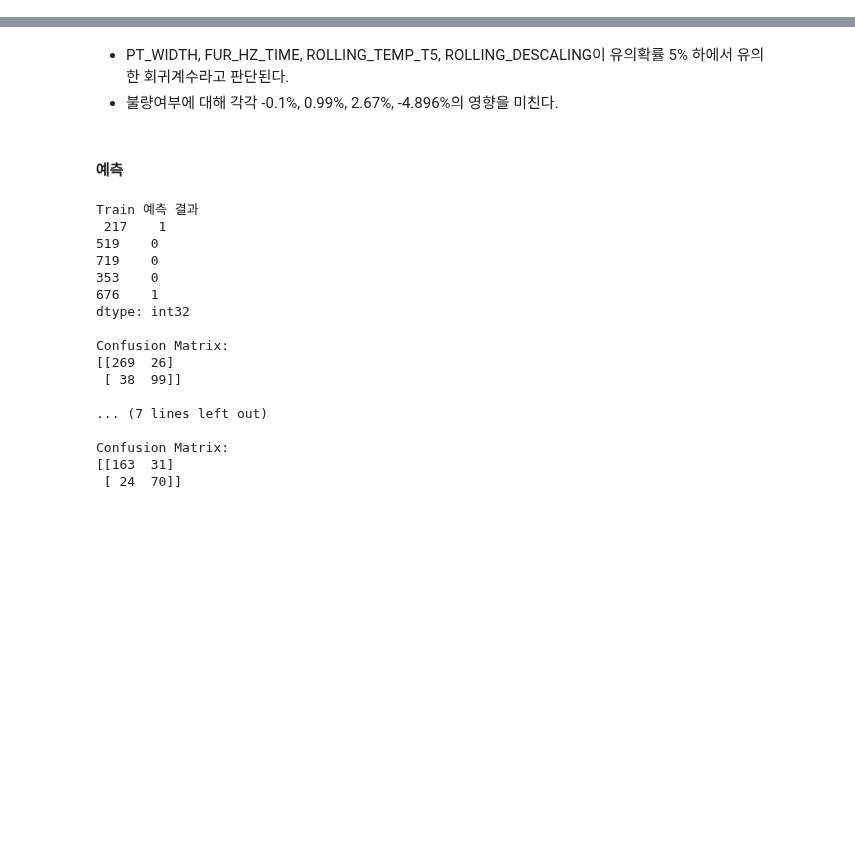
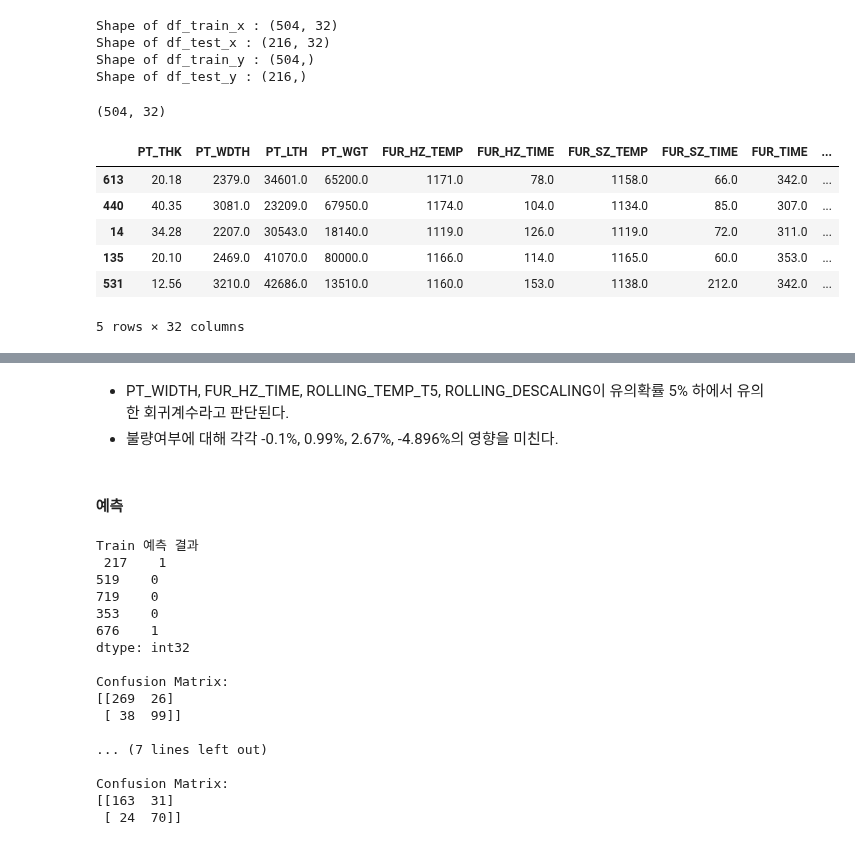
Before and after one commit to mjiii25/posco-academy, a Jupyter notebook: Big-Data/Assignment-2/vitalfew-logistic-regression.ipynb, the cells around one changed output, grey strips where cells are left out. Drawn from its saved outputs; the diff is of its cells as text; code cells hidden in the pictures; blank space fills up the shorter version.

```diff
--- a/Big-Data/Assignment-2/vitalfew-logistic-regression.ipynb
+++ b/Big-Data/Assignment-2/vitalfew-logistic-regression.ipynb
@@ -180,0 +144,3 @@ ROLLING_DESCALING    -0.4896      0.194     -2.528      0.011      -0.869      -
+# %%
+df_raw_y[df_raw_y == '불량'] = 1
+df_raw_y[df_raw_y == '양품'] = 0
@@ -180,0 +220,26 @@ ROLLING_DESCALING    -0.4896      0.194     -2.528      0.011      -0.869      -
+# %%
+df_train_x, df_test_x, df_train_y, df_test_y = train_test_split(df_raw_x_dummy,
+                                                                df_raw_y,
+                                                                test_size = 0.3)
+
+print('Shape of df_train_x : {}'.format(df_train_x.shape))
+print('Shape of df_test_x : {}'.format(df_test_x.shape))
+print('Shape of df_train_y : {}'.format(df_train_y.shape))
+print('Shape of df_test_y : {}'.format(df_test_y.shape))
+# %% [output]
+Shape of df_train_x : (504, 32)
+Shape of df_test_x : (216, 32)
+Shape of df_train_y : (504,)
+Shape of df_test_y : (216,)
+# %%
+print(df_train_x.shape)
+df_train_x.head()
+# %% [output]
+(504, 32)
+|  | PT_THK | PT_WDTH | PT_LTH | PT_WGT | FUR_HZ_TEMP | FUR_HZ_TIME | FUR_SZ_TEMP | FUR_SZ_TIME | FUR_TIME | ... |
+| 613 | 20.18 | 2379.0 | 34601.0 | 65200.0 | 1171.0 | 78.0 | 1158.0 | 66.0 | 342.0 | ... |
+| 440 | 40.35 | 3081.0 | 23209.0 | 67950.0 | 1174.0 | 104.0 | 1134.0 | 85.0 | 307.0 | ... |
+| 14 | 34.28 | 2207.0 | 30543.0 | 18140.0 | 1119.0 | 126.0 | 1119.0 | 72.0 | 311.0 | ... |
+| 135 | 20.10 | 2469.0 | 41070.0 | 80000.0 | 1166.0 | 114.0 | 1165.0 | 60.0 | 353.0 | ... |
+| 531 | 12.56 | 3210.0 | 42686.0 | 13510.0 | 1160.0 | 153.0 | 1138.0 | 212.0 | 342.0 | ... |
+5 rows × 32 columns
```
Also changed, not shown: parts of 59 cells of this notebook.
